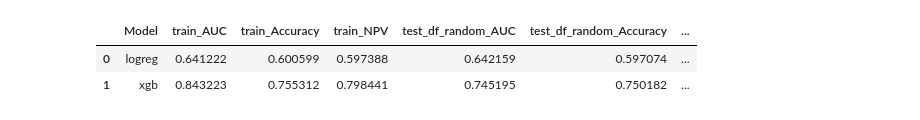
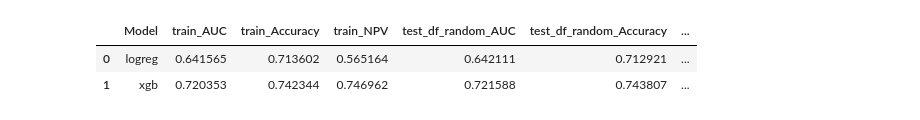
Before and after one commit to BradenEberhard/Expected-Throwing-Value, a Jupyter notebook: models/etv_training.ipynb, the cells around one changed output. Saved outputs shown, nothing was run; the diff lists cells and outputs as text; code cells hidden in the pictures.

```diff
--- a/models/etv_training.ipynb
+++ b/models/etv_training.ipynb
@@ -13,8 +13,8 @@ test_dfs = [test_df_random, test_df_time, test_df_thrower]
 storage = 'sqlite:///model_tuning.db'
 train_df = train_df[train_df['throw_distance'] >= 1]
 MIRROR = True
-NOISE_FACTOR=0.03
-SMOTE=True
+NOISE_FACTOR = 0.03
+SMOTE = False
 # %%
 # features = thrower_context
 # target = 'outcome'
@@ -23,10 +23,10 @@ SMOTE=True
 # metrics_df = evaluate_models(best_models, data_config)
 # metrics_df
 # %%
-features = thrower_context + game_context
+fv_features = thrower_context + game_context
 target = 'point_outcome'
-data_config = get_data_config(features, target, train_df, test_dfs, mirror=MIRROR, noise_factor=NOISE_FACTOR, smote=SMOTE)
-best_models, best_params = run_optuna_trials(data_config, model_config, suffix='fv_point_game_augment_all', delete_models=True, storage=storage)
+data_config = get_data_config(fv_features, target, train_df, test_dfs, mirror=MIRROR, noise_factor=NOISE_FACTOR, smote=SMOTE)
+best_models, best_params = run_optuna_trials(data_config, model_config, suffix='fv', delete_models=True, storage=storage)
 metrics_df = evaluate_models(best_models, data_config)
 metrics_df
 # %% [output]
@@ -46,3 +46,3 @@ metrics_df
 |  | Model | train_AUC | train_Accuracy | train_NPV | test_df_random_AUC | test_df_random_Accuracy | ... |
-| 0 | logreg | 0.641222 | 0.600599 | 0.597388 | 0.642159 | 0.597074 | ... |
-| 1 | xgb | 0.843223 | 0.755312 | 0.798441 | 0.745195 | 0.750182 | ... |
+| 0 | logreg | 0.641565 | 0.713602 | 0.565164 | 0.642111 | 0.712921 | ... |
+| 1 | xgb | 0.720353 | 0.742344 | 0.746962 | 0.721588 | 0.743807 | ... |
```
Also changed, not shown: parts of 5 cells of this notebook, 10 other files.
